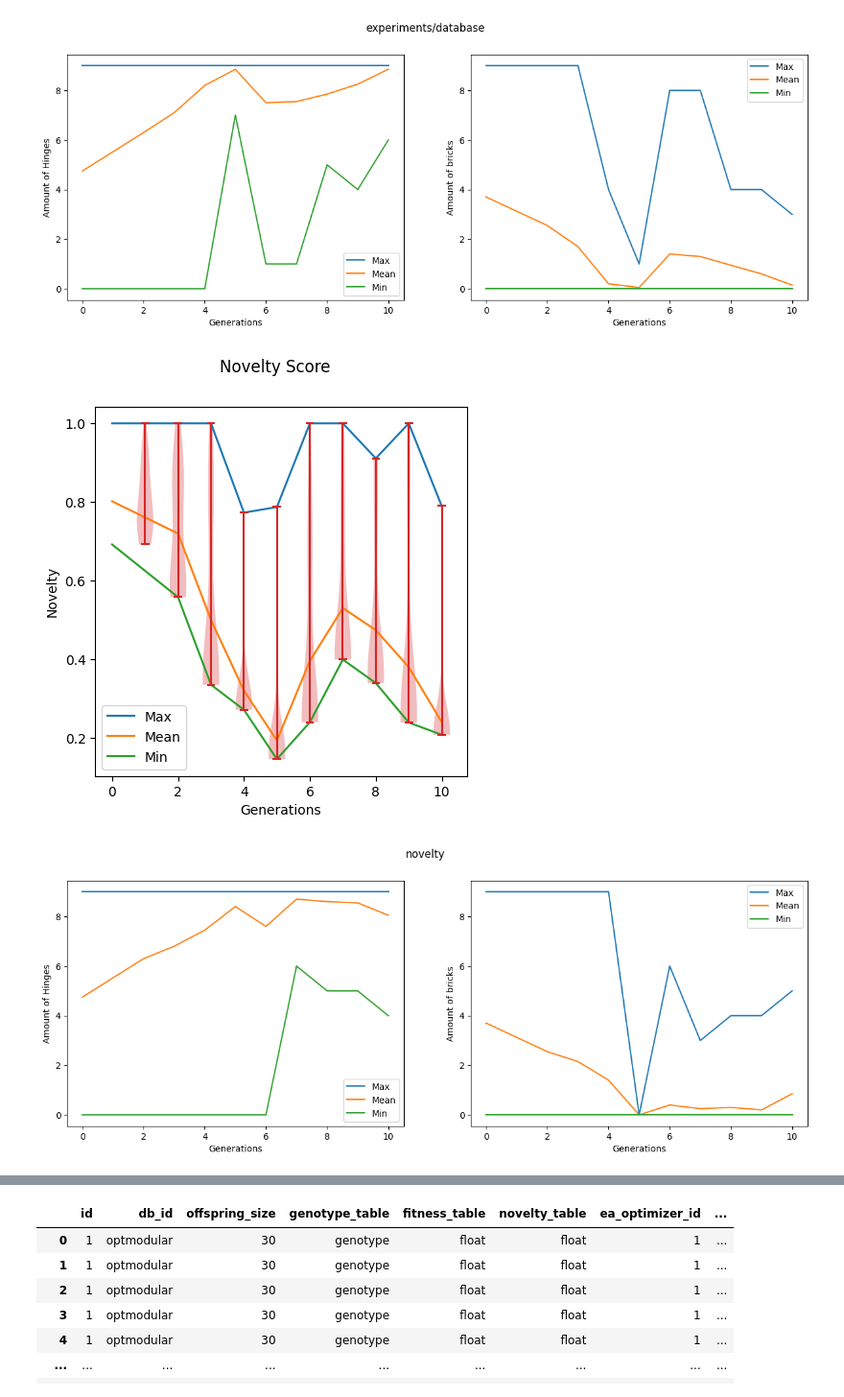
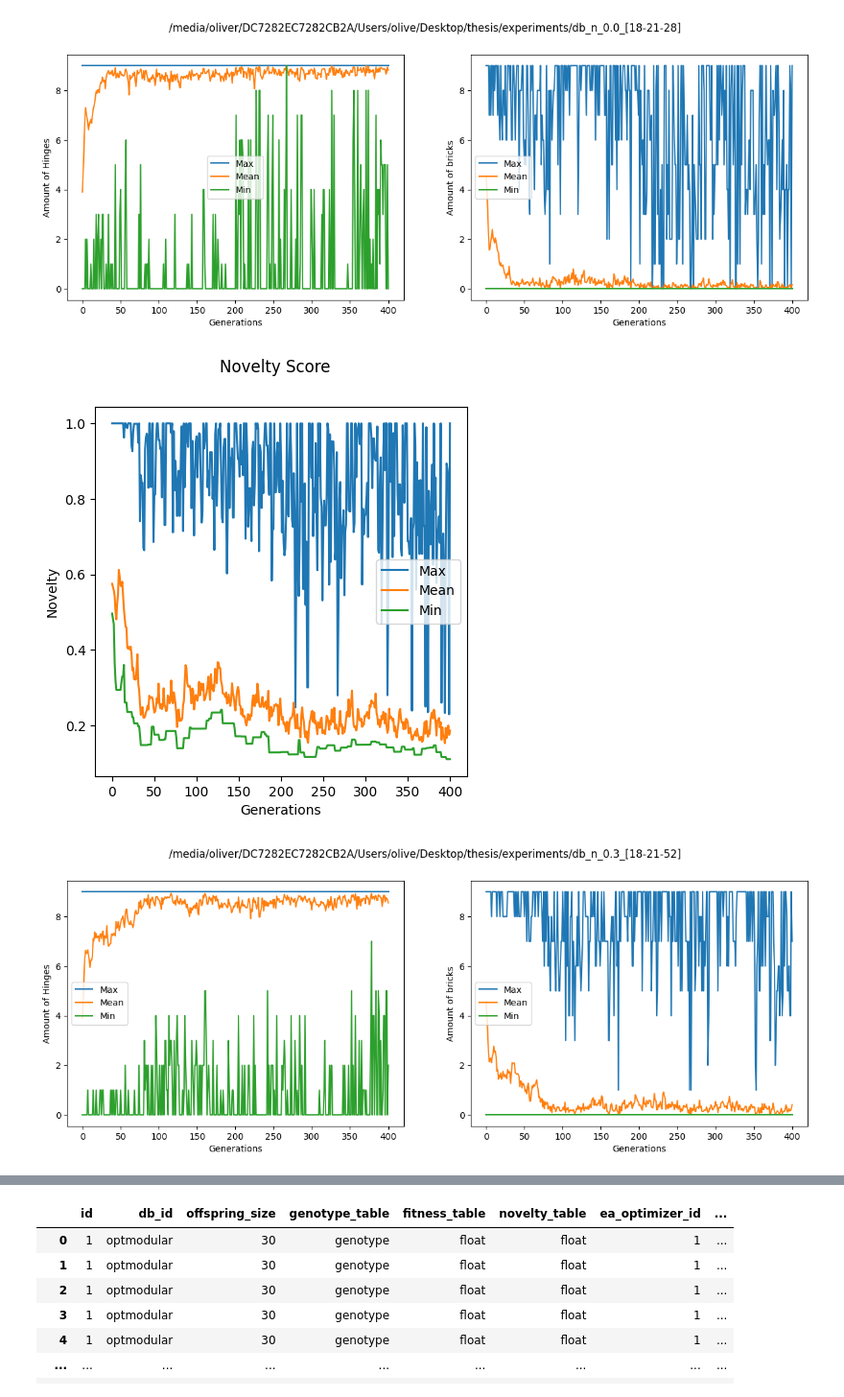
Before and after one commit to oliverweissl/MorphologicalNovelty, a Jupyter notebook: analysis/experiment_metrics.ipynb, the cells around one changed output, grey strips where cells are left out. Shown at 96% size. Drawn from its saved outputs; the diff is of its cells as text; code cells hidden in the pictures.

```diff
--- a/analysis/experiment_metrics.ipynb
+++ b/analysis/experiment_metrics.ipynb
@@ -29,13 +12,13 @@ await optimize.main(novelty_search=True)
 # %%
 #cv-corrl cv-chi cv-inters cv-bha
 
-dbs = glob("experiments/*")
+dbs = glob("/media/oliver/DC7282EC7282CB2A/Users/olive/Desktop/thesis/experiments/*")
 
 for db in dbs:
     EAPlots.plot_bricks_hinges(db)
     EAPlots.plot_novelty_from_db(db)
 #EAPlots.plot_novelty(db, novelty_test=('yates-chi-squared', None))
 # %% [output]
-[figure, old version]
+[figure, new version]
-[figure, old version]
+[figure, new version]
-[figure, old version]
+[figure, new version]
```
Also changed, not shown: parts of 4 cells of this notebook, 7 other files.
